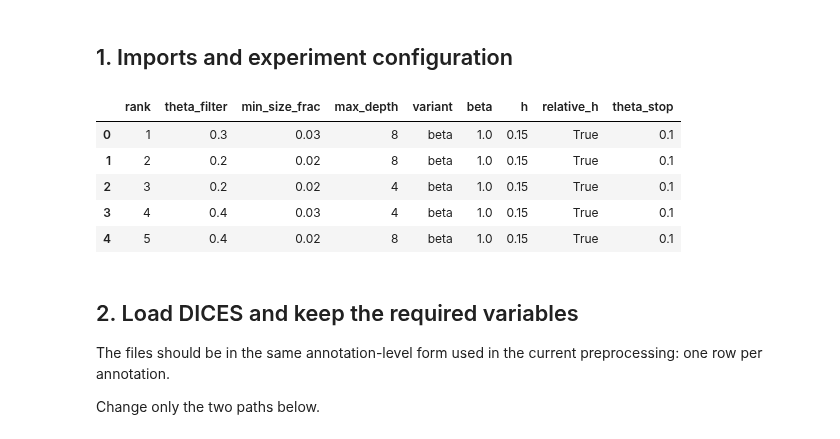
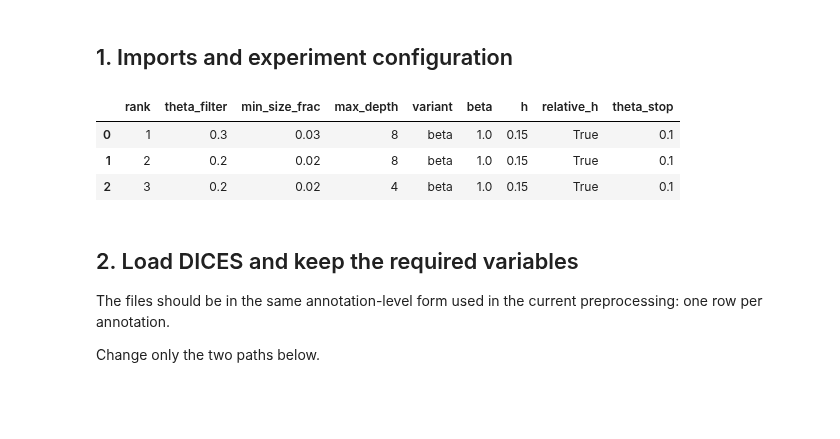
Before and after one commit to Swkratis210204/polartox, a Jupyter notebook: Dices/DICES_polarized_trees_end_to_end.ipynb, the cells around one changed output. Cells and saved outputs as stored; diff of their text form; code cells hidden in the pictures; blank space fills up the shorter version.

```diff
--- a/Dices/DICES_polarized_trees_end_to_end.ipynb
+++ b/Dices/DICES_polarized_trees_end_to_end.ipynb
@@ -70,6 +93,13 @@ SCD_DIMS = [
 SCALE = 3
 
 
+# Both datasets are studied on the same overall bias metric.
+METRIC_COLUMNS = {
+    "DICES-350": "Q3_bias_overall",
+    "DICES-990": "Q3_bias_overall",
+}
+
+
 # DICES categorical annotation -> ordered numeric signal
 RATING_MAP = {
     "No": 1,
@@ -89,7 +119,7 @@ THETA_POLE = 3
 
 
 # Five best configurations from synthetic model selection.
-TOP5_CONFIGS = [
+TOP3_CONFIGS = [
     {
         "rank": 1,
         "theta_filter": 0.30,
@@ -103,59 +133,35 @@ TOP5_CONFIGS = [
     },
     {
         "rank": 2,
         "theta_filter": 0.20,
         "min_size_frac": 0.02,
         "max_depth": 8,
         "variant": "beta",
         "beta": 1.0,
         "h": 0.15,
         "relative_h": True,
         "theta_stop": 0.10,
     },
     {
         "rank": 3,
         "theta_filter": 0.20,
         "min_size_frac": 0.02,
         "max_depth": 4,
         "variant": "beta",
         "beta": 1.0,
         "h": 0.15,
         "relative_h": True,
         "theta_stop": 0.10,
-    },
-    {
-        "rank": 4,
-        "theta_filter": 0.40,
-        "min_size_frac": 0.03,
-        "max_depth": 4,
-        "variant": "beta",
-        "beta": 1.0,
-        "h": 0.15,
-        "relative_h": True,
-        "theta_stop": 0.10,
-    },
-    {
-        "rank": 5,
-        "theta_filter": 0.40,
-        "min_size_frac": 0.02,
-        "max_depth": 8,
-        "variant": "beta",
-        "beta": 1.0,
-        "h": 0.15,
-        "relative_h": True,
-        "theta_stop": 0.10,
-    },
+    }
 ]
 
-CONFIGS_DF = pd.DataFrame(TOP5_CONFIGS)
+CONFIGS_DF = pd.DataFrame(TOP3_CONFIGS)
 display(CONFIGS_DF)
 # %% [output]
 |  | rank | theta_filter | min_size_frac | max_depth | variant | beta | h | relative_h | theta_stop |
 | 0 | 1 | 0.3 | 0.03 | 8 | beta | 1.0 | 0.15 | True | 0.1 |
 | 1 | 2 | 0.2 | 0.02 | 8 | beta | 1.0 | 0.15 | True | 0.1 |
 | 2 | 3 | 0.2 | 0.02 | 4 | beta | 1.0 | 0.15 | True | 0.1 |
-| 3 | 4 | 0.4 | 0.03 | 4 | beta | 1.0 | 0.15 | True | 0.1 |
-| 4 | 5 | 0.4 | 0.02 | 8 | beta | 1.0 | 0.15 | True | 0.1 |
 # %% [markdown]
 
 ## 2. Load DICES and keep the required variables
```
Also changed, not shown: parts of 25 cells of this notebook, 44 other files.
